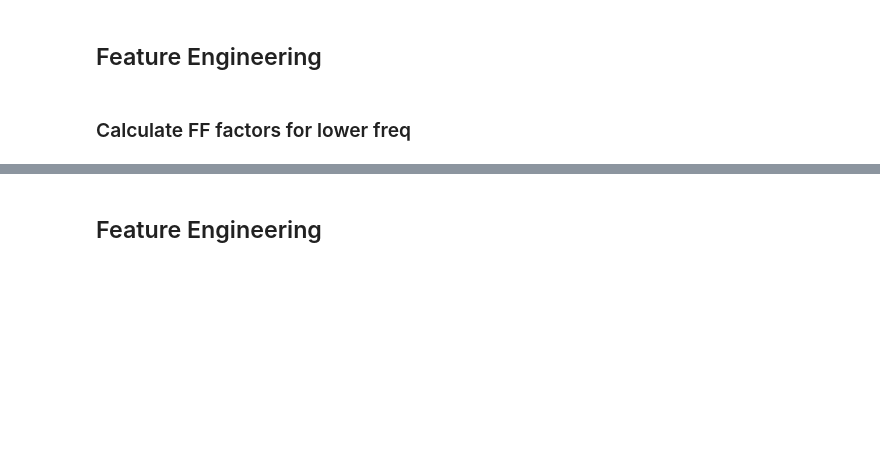
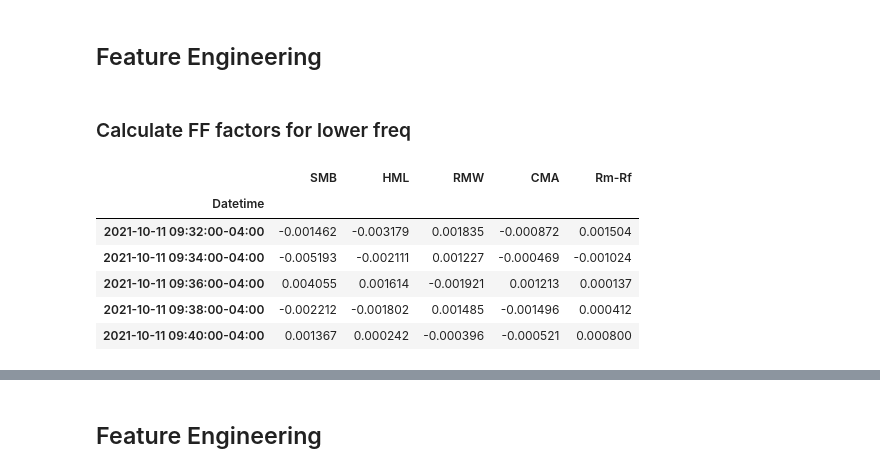
Before and after one commit to DominicRicci/CSS_Project, a Jupyter notebook: CSS100.ipynb, the cells around one changed output, grey strips where cells are left out. Saved outputs shown, nothing was run; the diff lists cells and outputs as text; code cells hidden in the pictures; blank space fills up the shorter version.

```diff
--- a/CSS100.ipynb
+++ b/CSS100.ipynb
@@ -326,6 +332,23 @@ sp500_30m_sharpe_excess = sp500_30m_sharpe.subtract(market_30m_sharpe.values, ax
 ## Feature Engineering
 # %% [markdown]
 ### Calculate FF factors for lower freq
+# %%
+FF_info_labeled = FF_assign_label(FF_info)
+FF_classified_list = FF_factor_classifier(FF_info_labeled)
+FF_2m_classes_return = FF_classes_return(sp500_2m_return,FF_classified_list)
+FF_2m_factor = FF_calc_factors(FF_2m_classes_return)
+# %%
+FF_2m_factor["Rm-Rf"] = Rm_2m - Rf
+# %%
+FF_2m_factor.head()
+# %% [output]
+|  | SMB | HML | RMW | CMA | Rm-Rf |
+| Datetime |  |  |  |  |  |
+| 2021-10-11 09:32:00-04:00 | -0.001462 | -0.003179 | 0.001835 | -0.000872 | 0.001504 |
+| 2021-10-11 09:34:00-04:00 | -0.005193 | -0.002111 | 0.001227 | -0.000469 | -0.001024 |
+| 2021-10-11 09:36:00-04:00 | 0.004055 | 0.001614 | -0.001921 | 0.001213 | 0.000137 |
+| 2021-10-11 09:38:00-04:00 | -0.002212 | -0.001802 | 0.001485 | -0.001496 | 0.000412 |
+| 2021-10-11 09:40:00-04:00 | 0.001367 | 0.000242 | -0.000396 | -0.000521 | 0.000800 |
 # %%
 dummies_2m_beaters = sp500_2m_sharpe_excess.copy()
 dummies_2m_beaters[dummies_2m_beaters >= 0] =1
```
Also changed, not shown: parts of 19 cells of this notebook.
